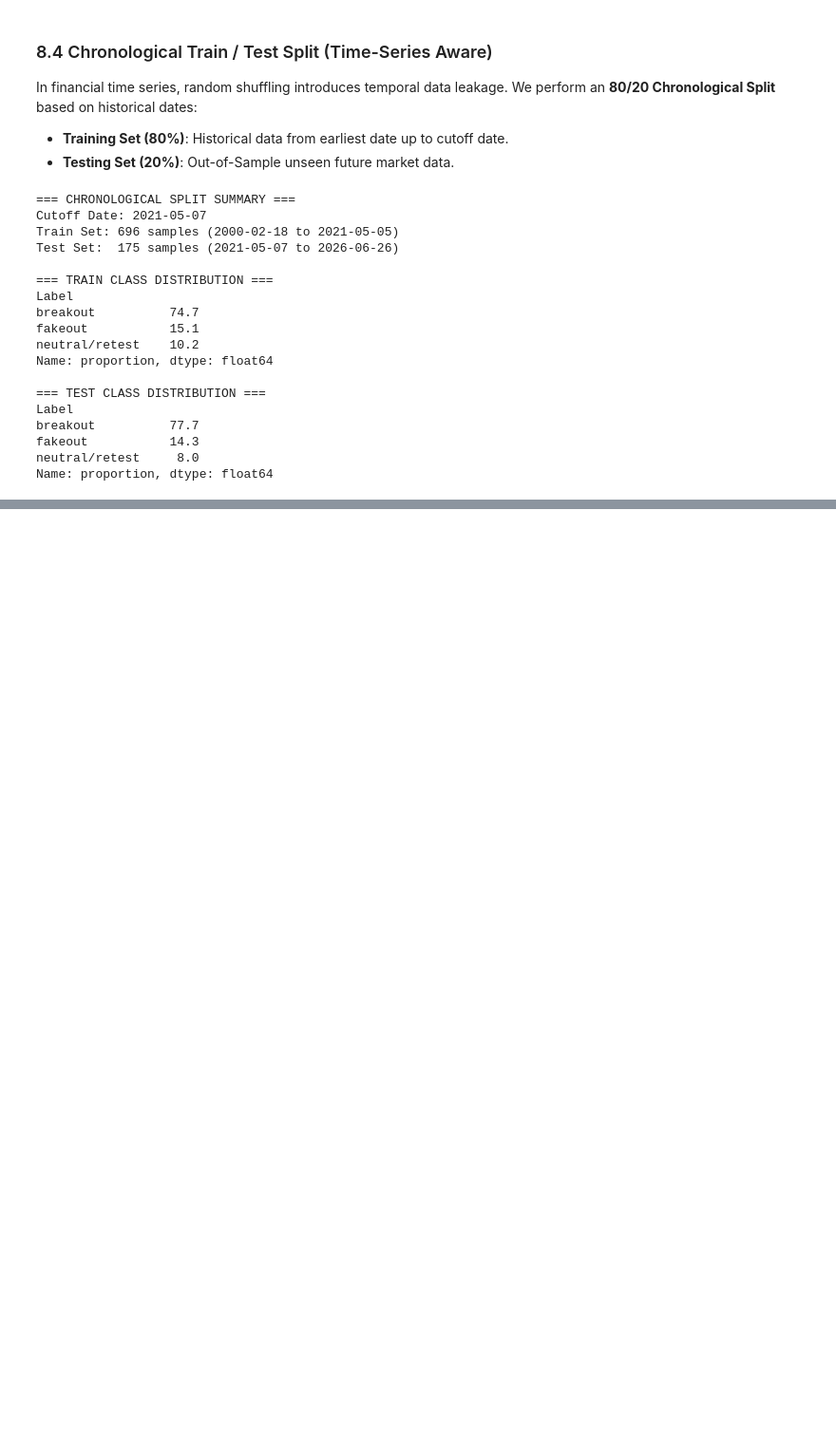
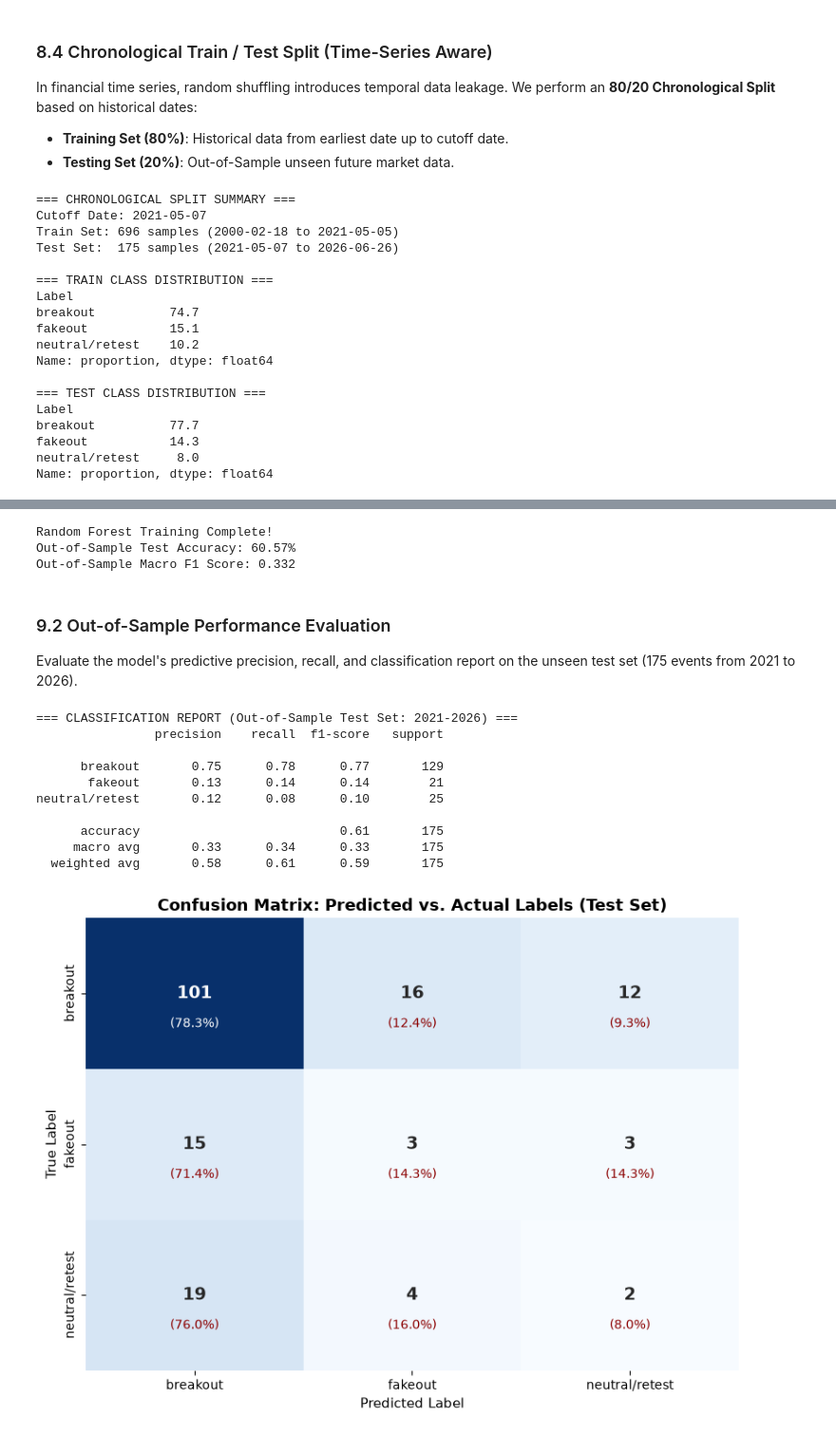
Before and after one commit to salahAbdeldaim/stock-breakout-detection, a Jupyter notebook: model.ipynb, the cells around one changed output, grey strips where cells are left out. Shown at 95% size. Saved outputs shown, nothing was run; the diff lists cells and outputs as text; code cells hidden in the pictures; blank space fills up the shorter version.

Commit message:
Add Random Forest model training with StandardScaler and balanced class weights

```diff
--- a/model.ipynb
+++ b/model.ipynb
@@ -342,0 +355,72 @@ Name: proportion, dtype: float64
+# %%
+from sklearn.preprocessing import StandardScaler
+from sklearn.ensemble import RandomForestClassifier
+from sklearn.metrics import classification_report, confusion_matrix, accuracy_score, f1_score
+
+# 1. Standardize Features
+scaler = StandardScaler()
+X_train_scaled = scaler.fit_transform(X_train)
+X_test_scaled = scaler.transform(X_test)
+
+# 2. Initialize and Train Balanced Random Forest
+rf_classifier = RandomForestClassifier(
+    n_estimators=150,
+    max_depth=5,
+    min_samples_split=5,
+    min_samples_leaf=2,
+    class_weight="balanced",
+    random_state=42
+)
+
+rf_classifier.fit(X_train_scaled, y_train)
+
+# 3. Predict on Out-of-Sample Test Set (2021-2026)
+y_pred = rf_classifier.predict(X_test_scaled)
+y_probs = rf_classifier.predict_proba(X_test_scaled)
+
+print("Random Forest Training Complete!")
+print(f"Out-of-Sample Test Accuracy: {accuracy_score(y_test, y_pred) * 100:.2f}%")
+print(f"Out-of-Sample Macro F1 Score: {f1_score(y_test, y_pred, average='macro'):.3f}")
+# %% [output]
+Random Forest Training Complete!
+Out-of-Sample Test Accuracy: 60.57%
+Out-of-Sample Macro F1 Score: 0.332
+# %% [markdown]
+### 9.2 Out-of-Sample Performance Evaluation
+Evaluate the model's predictive precision, recall, and classification report on the unseen test set (175 events from 2021 to 2026).
+# %%
+print("=== CLASSIFICATION REPORT (Out-of-Sample Test Set: 2021-2026) ===")
+print(classification_report(y_test, y_pred, labels=["breakout", "fakeout", "neutral/retest"], zero_division=0))
+
+# Confusion Matrix
+labels = ["breakout", "fakeout", "neutral/retest"]
+cm = confusion_matrix(y_test, y_pred, labels=labels)
+cm_norm = cm.astype('float') / cm.sum(axis=1)[:, np.newaxis]
+
+fig, ax = plt.subplots(figsize=(8, 6))
+sns.heatmap(cm, annot=True, fmt="d", cmap="Blues", xticklabels=labels, yticklabels=labels,
+            cbar=False, annot_kws={"size": 14, "weight": "bold"}, ax=ax)
+
+# Annotate percentages
+for i in range(len(labels)):
+    for j in range(len(labels)):
+        ax.text(j + 0.5, i + 0.7, f"({cm_norm[i, j]*100:.1f}%)", ha="center", va="center",
+                color="darkred" if cm[i, j] < 30 else "white", fontsize=10)
+
+plt.title("Confusion Matrix: Predicted vs. Actual Labels (Test Set)", fontsize=13, fontweight="bold")
+plt.xlabel("Predicted Label", fontsize=11)
+plt.ylabel("True Label", fontsize=11)
+plt.tight_layout()
+plt.show()
+# %% [output]
+=== CLASSIFICATION REPORT (Out-of-Sample Test Set: 2021-2026) ===
+                precision    recall  f1-score   support
+
+      breakout       0.75      0.78      0.77       129
+       fakeout       0.13      0.14      0.14        21
+neutral/retest       0.12      0.08      0.10        25
+
+      accuracy                           0.61       175
+     macro avg       0.33      0.34      0.33       175
+  weighted avg       0.58      0.61      0.59       175
+[figure, added]
```
Also changed, not shown: parts of 5 cells of this notebook, 1 other file.
